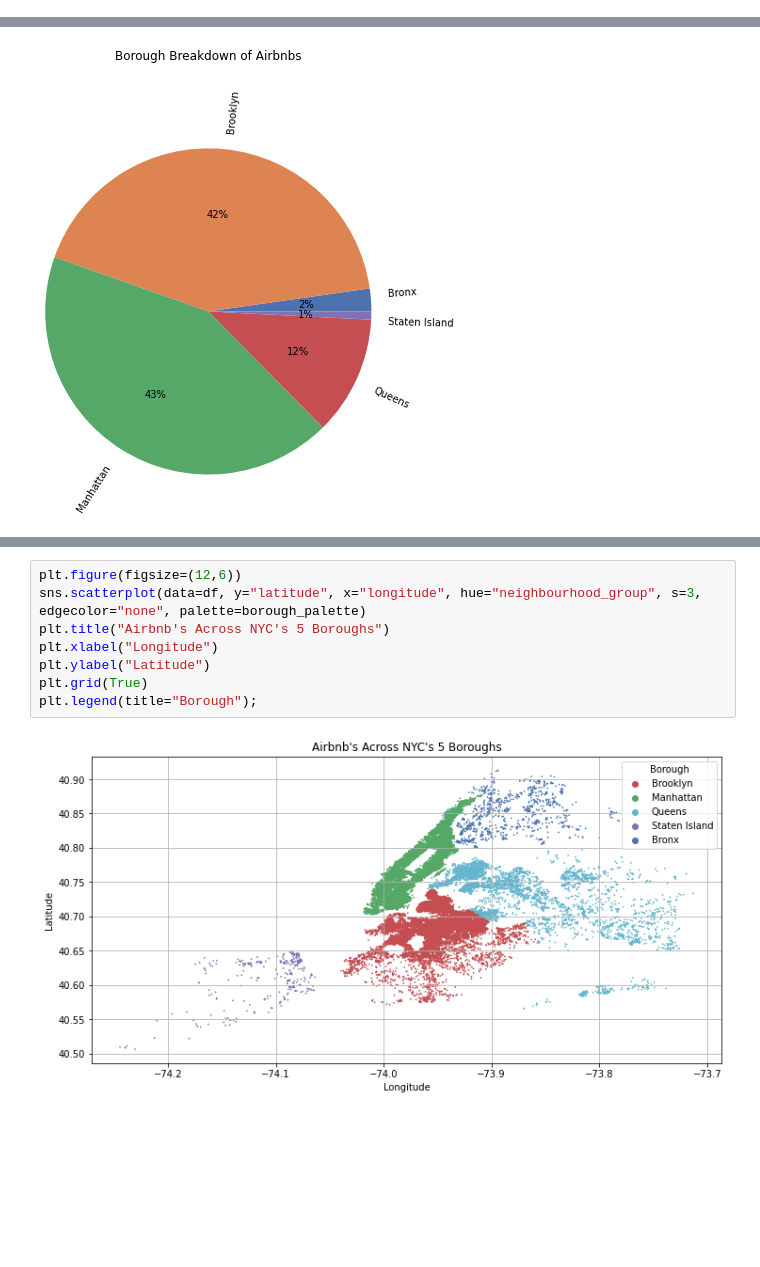
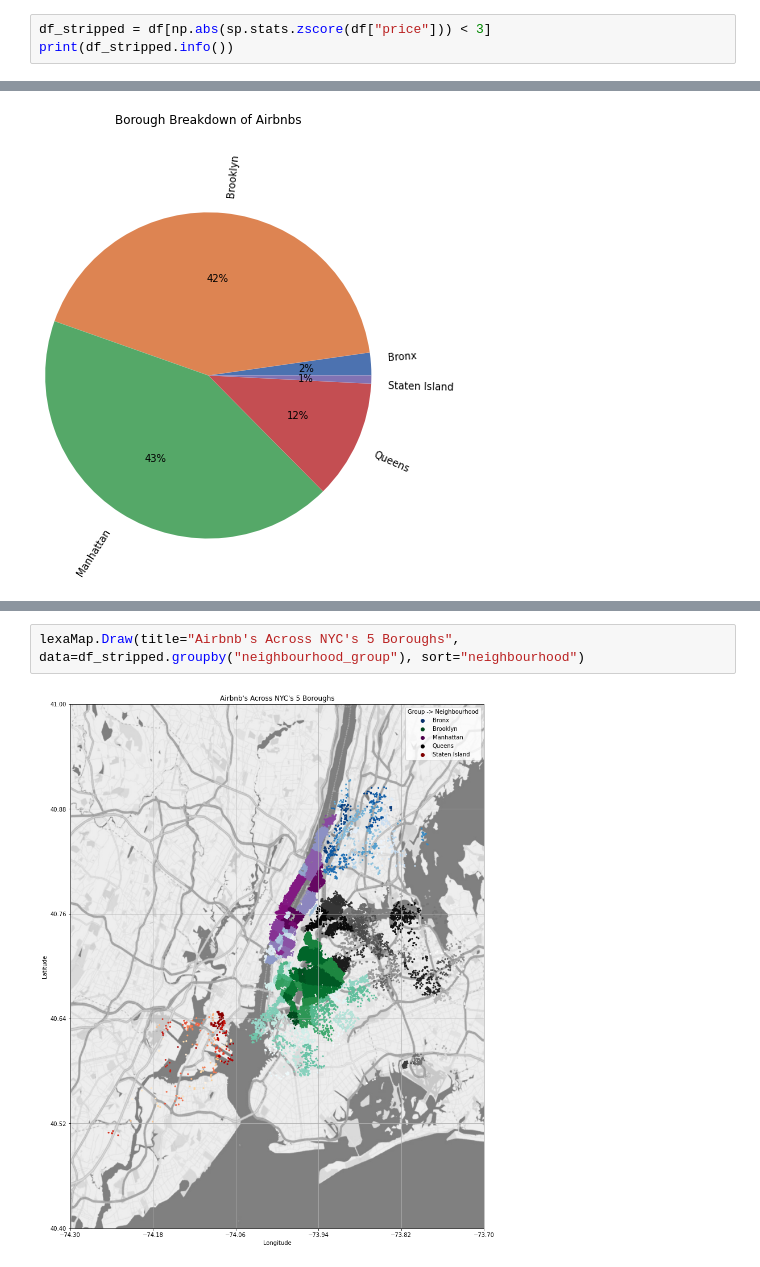
Before and after one commit to amitsarvate/csci_2000_final_project_take_2, a Jupyter notebook: tech-report-final.ipynb, the cells around one changed output, grey strips where cells are left out. Saved outputs shown, nothing was run; the diff lists cells and outputs as text; blank space fills up the shorter version.

```diff
--- a/tech-report-final.ipynb
+++ b/tech-report-final.ipynb
@@ -253,0 +494,3 @@ df.head(5)
+# %%
+df_stripped = df[np.abs(sp.stats.zscore(df["price"])) < 3]
+print(df_stripped.info())
@@ -421,10 +667,4 @@ During analysis, we found problems with having the data points on the map overla
 # %%
-plt.figure(figsize=(12,6))
-sns.scatterplot(data=df, y="latitude", x="longitude", hue="neighbourhood_group", s=3, edgecolor="none", palette=borough_palette)
-plt.title("Airbnb's Across NYC's 5 Boroughs")
-plt.xlabel("Longitude")
-plt.ylabel("Latitude")
-plt.grid(True)
-plt.legend(title="Borough");
+lexaMap.Draw(title="Airbnb's Across NYC's 5 Boroughs", data=df_stripped.groupby("neighbourhood_group"), sort="neighbourhood")
 # %% [output]
-[figure, old version]
+[figure, new version]
```
Also changed, not shown: parts of 62 cells of this notebook.
